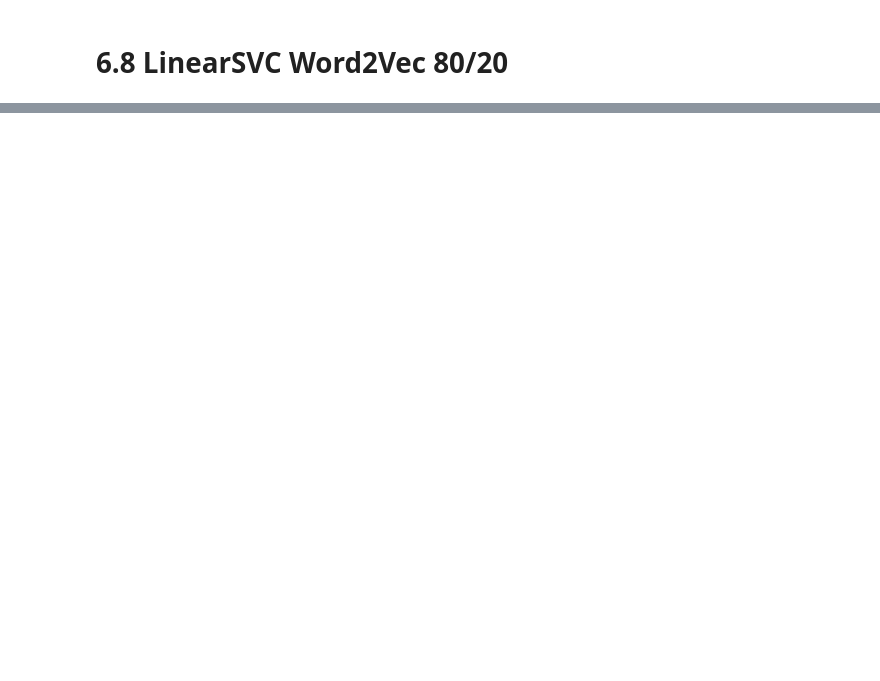
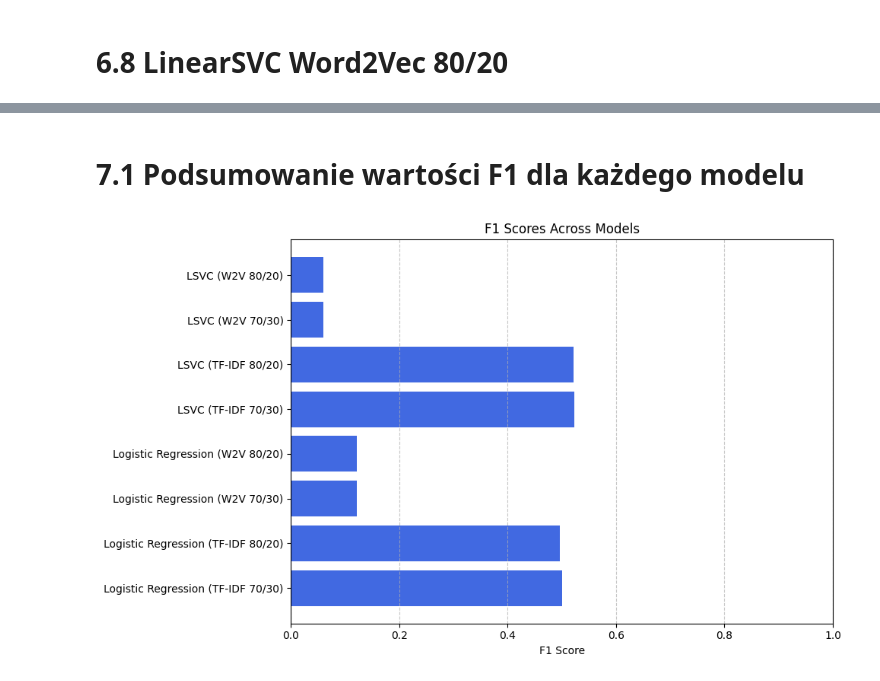
Before and after one commit to SURFLOU/mlraportnr2, a Jupyter notebook: ToxicClassification.ipynb, the cells around one changed output, grey strips where cells are left out. Cells and saved outputs as stored; diff of their text form; code cells hidden in the pictures; blank space fills up the shorter version.

```diff
--- a/ToxicClassification.ipynb
+++ b/ToxicClassification.ipynb
@@ -317,11 +371,11 @@ clf_w2v_70.fit(X_w2v_train_70, y_w2v_train_70)
 
 y_pred_w2v_30 = clf_w2v_70.predict(X_w2v_test_30)
 
-precision_w2v_70_30 = precision_score(y_w2v_test_30, y_pred_w2v_30, average='macro')
-recall_w2v_70_30 = recall_score(y_w2v_test_30, y_pred_w2v_30, average='macro')
-f1_w2v_70_30 = f1_score(y_w2v_test_30, y_pred_w2v_30, average='macro')
+precision_lr_w2v_70_30 = precision_score(y_w2v_test_30, y_pred_w2v_30, average='macro')
+recall_lr_w2v_70_30 = recall_score(y_w2v_test_30, y_pred_w2v_30, average='macro')
+f1_lr_w2v_70_30 = f1_score(y_w2v_test_30, y_pred_w2v_30, average='macro')
 
-print(f"Precision (Macro) [W2V 70/30]:   {precision_w2v_70_30:.4f}")
-print(f"Recall (Macro) [W2V 70/30]:      {recall_w2v_70_30:.4f}")
-print(f"F1 Score (Macro) [W2V 70/30]:    {f1_w2v_70_30:.4f}")
+print(f"Precision (Macro) [W2V 70/30]:   {precision_lr_w2v_70_30:.4f}")
+print(f"Recall (Macro) [W2V 70/30]:      {recall_lr_w2v_70_30:.4f}")
+print(f"F1 Score (Macro) [W2V 70/30]:    {f1_lr_w2v_70_30:.4f}")
 # %% [output]
@@ -505,0 +781,36 @@ NameError: name 'precision_lr_w2v_70_30' is not defined
+# %% [markdown]
+# 7.1 Podsumowanie wartości F1 dla każdego modelu
+# %%
+models = [
+    "Logistic Regression (TF-IDF 70/30)",
+    "Logistic Regression (TF-IDF 80/20)",
+    "Logistic Regression (W2V 70/30)",
+    "Logistic Regression (W2V 80/20)",
+    "LSVC (TF-IDF 70/30)",
+    "LSVC (TF-IDF 80/20)",
+    "LSVC (W2V 70/30)",
+    "LSVC (W2V 80/20)"
+]
+
+f1_scores = [
+    f1_lr_tfidf_70_30,
+    f1_lr_tfidf_80_20,
+    f1_lr_w2v_70_30,
+    f1_lr_w2v_80_20,
+    f1_svc_tfidf_70_30,
+    f1_svc_tfidf_80_20,
+    f1_svc_w2v_70_30,
+    f1_svc_w2v_80_20
+]
+
+plt.figure(figsize=(10, 6))
+plt.barh(models, f1_scores, color='royalblue')
+plt.xlabel('F1 Score')
+plt.title('F1 Scores Across Models')
+plt.xlim(0, 1)
+plt.grid(axis='x', linestyle='--', alpha=0.7)
+
+plt.tight_layout()
+plt.show()
+# %% [output]
+[figure, added]
```
Also changed, not shown: parts of 18 cells of this notebook, 1 other file.
